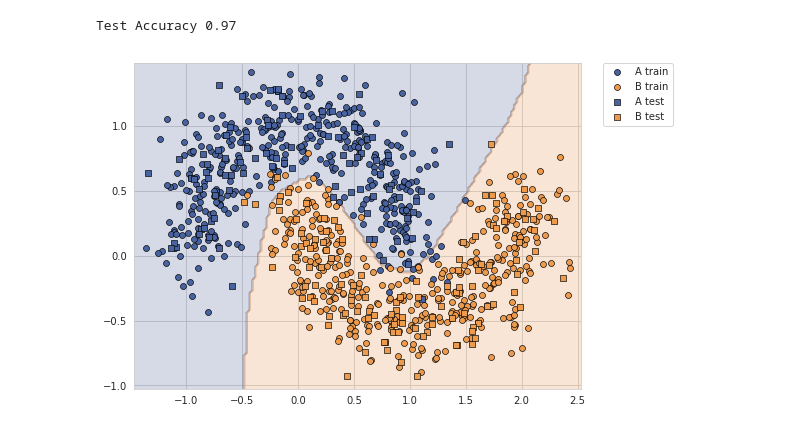
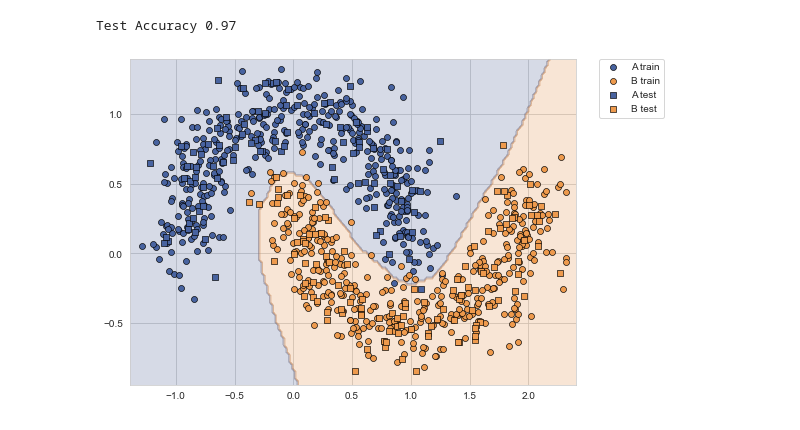
Before and after one commit to doggydoggy0101/pytorch, a Jupyter notebook: sequential.ipynb, the cells around one changed output. Saved outputs shown, nothing was run; the diff lists cells and outputs as text; code cells hidden in the pictures.

```diff
--- a/sequential.ipynb
+++ b/sequential.ipynb
@@ -17,5 +29,5 @@ from torch.utils.data import DataLoader, TensorDataset, random_split
 # %%
-X,y = datasets.make_moons(n_samples=1000, noise=0.2, random_state=7)
+X,y = datasets.make_moons(n_samples=1000, noise=0.16, random_state=7)
 train_x, test_x, train_y, test_y = train_test_split(X, y, random_state=7,test_size=1/5)
 
 sns.set_style("whitegrid")
@@ -72,14 +84,20 @@ test_loader = torch.utils.data.DataLoader(dataset=test_dataset,
                                           batch_size=BATCH_SIZE,
                                           shuffle=False)
 # %%
-model = torch.nn.Sequential(
-    torch.nn.Linear(2, 32),
-    torch.nn.ReLU(),
-    torch.nn.Linear(32, 16),
-    torch.nn.ReLU(),
-    torch.nn.Linear(16, 1),
-    torch.nn.Sigmoid()
-    )
+class NN_model(torch.nn.Module):
+    def __init__(self):
+        super(NN_model, self).__init__()
+
+        self.layer = torch.nn.Sequential(torch.nn.Linear(2, 32),
+                                         torch.nn.ReLU(),
+                                         torch.nn.Linear(32, 16),
+                                         torch.nn.ReLU(),
+                                         torch.nn.Linear(16, 1),
+                                         torch.nn.Sigmoid())
+
+    def forward(self, x): return self.layer(x)
+
+model = NN_model().to(device)
 
 cost_func = torch.nn.MSELoss()
 optimizer = torch.optim.Adam(model.parameters(), lr=LEARN_RATE)
@@ -155,9 +182,11 @@ plt.show()
 # %%
+model = NN_model().to(device)
 model.load_state_dict(torch.load('saved_model.pth'))
 model.eval()
 
+test_x = test_x.to(device)
 predict = model(test_x)
-predict_label = np.where(predict.detach().numpy()<0.5, 0, 1)
+predict_label = np.where(predict.to(torch.device("cpu")).detach().numpy()<0.5, 0, 1)
 test_accuracy = np.sum(test_y.reshape(-1,1).numpy()==predict_label) / len(test_y)
 print("\nTest Accuracy {:.2f}".format(test_accuracy))
 # %% [output]
@@ -170,34 +199,36 @@ grid = min(x_max - x_min, y_max - y_min) / 100
 XX, YY = np.meshgrid(np.arange(x_min, x_max, grid), np.arange(y_min, y_max, grid))
 meshgrid_ = np.hstack((XX.ravel().reshape(-1,1), YY.ravel().reshape(-1,1)))
 
-meshgrid_features = torch.from_numpy(meshgrid_).float()
+meshgrid_features = torch.from_numpy(meshgrid_).float().to(device)
 meshgrid_colors = model(meshgrid_features)
 
-clf = np.where(meshgrid_colors < 0.5,0,1)
+clf = np.where(meshgrid_colors.to(torch.device("cpu")) < 0.5,0,1)
 ZZ = clf.reshape(XX.shape)
 
 sns.set_style("whitegrid")
 cmap = matplotlib.colors.LinearSegmentedColormap.from_list("", ["#4863A0","#EE9A4D"])
+
+test_x = test_x.to(torch.device("cpu"))
 
 plt.figure(figsize=(8,6))
 plt.contourf(XX, YY, ZZ, cmap=cmap, alpha=0.24)
 plt.scatter(
     train_x[np.where(train_y[:] == 0), 0], train_x[np.where(train_y[:] == 0), 1],
     marker="o", color="#4863A0", edgecolors="k", linewidths=0.64, label="A train")
 
 plt.scatter(
     train_x[np.where(train_y[:] == 1), 0], train_x[np.where(train_y[:] == 1), 1],
     marker="o", color="#EE9A4D", edgecolors="k", linewidths=0.64, label="B train")
 
 plt.scatter(
     test_x[np.where(test_y[:] == 0), 0], test_x[np.where(test_y[:] == 0), 1],
     marker="s", color="#4863A0", edgecolors="k", linewidths=0.64, label="A test")
 
 plt.scatter(
     test_x[np.where(test_y[:] == 1), 0], test_x[np.where(test_y[:] == 1), 1],
     marker="s", color="#EE9A4D", edgecolors="k", linewidths=0.64, label="B test")
 
 plt.legend(bbox_to_anchor=(1.05,1), loc="upper left", borderaxespad=0.0)
 plt.show()
 # %% [output]
-[figure, old version]
+[figure, new version]
```
Also changed, not shown: parts of 6 cells of this notebook, 2 other files.
